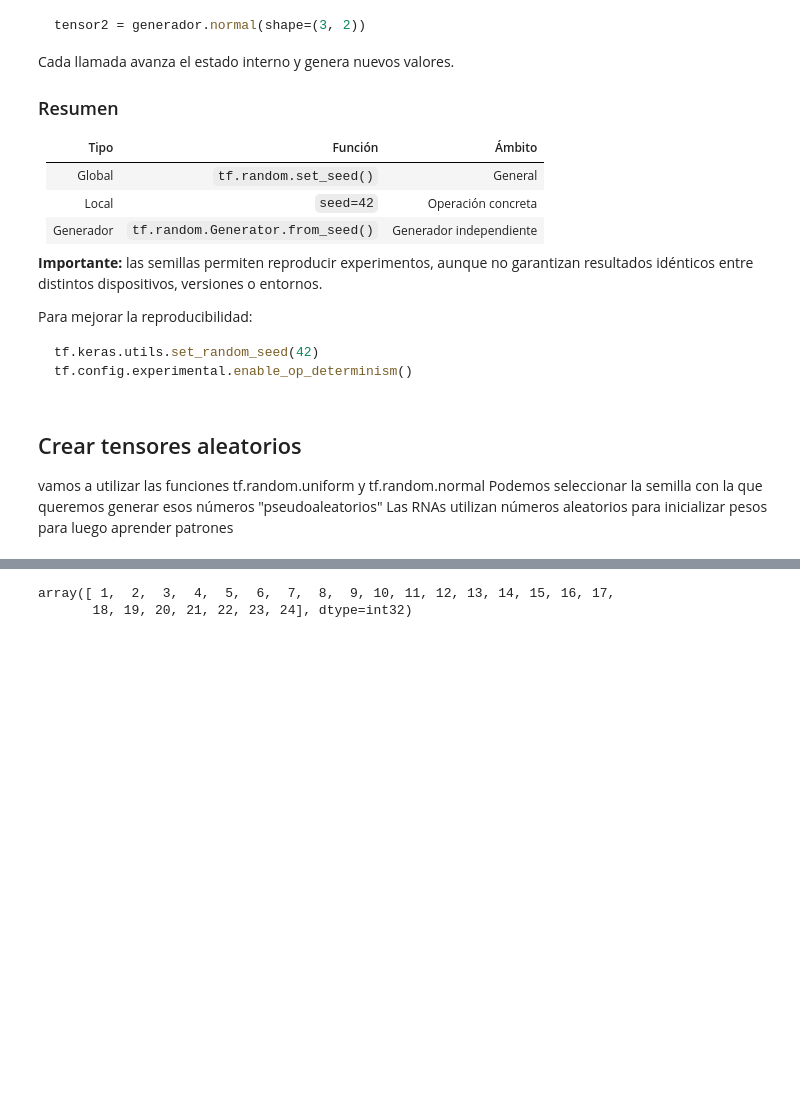
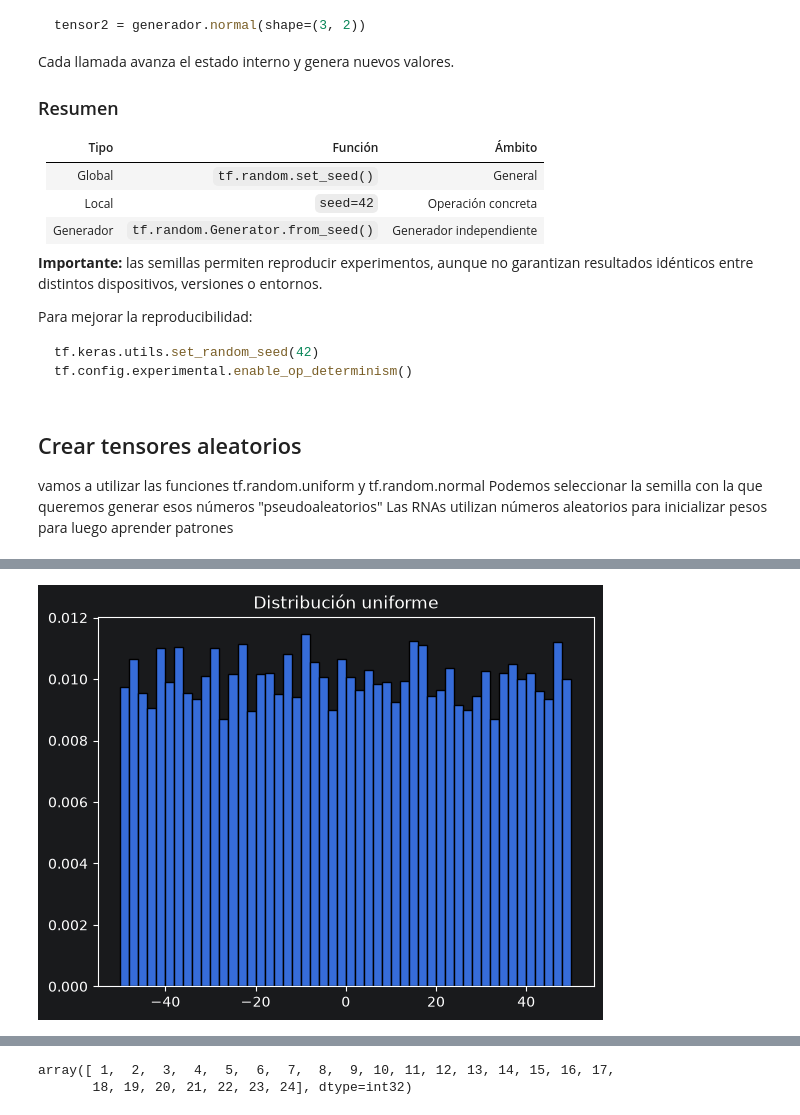
Before and after one commit to Pablosede/PIA, a Jupyter notebook: RNA (UT4-UT5)/fundamentos_tensorflow.ipynb, the cells around one changed output, grey strips where cells are left out. Cells and saved outputs as stored; diff of their text form; code cells hidden in the pictures; blank space fills up the shorter version.

```diff
--- a/RNA (UT4-UT5)/fundamentos_tensorflow.ipynb
+++ b/RNA (UT4-UT5)/fundamentos_tensorflow.ipynb
@@ -133,2 +188,12 @@ plt.show()
 # %%
 # distribución uniforme
+import tensorflow as tf
+import matplotlib.pyplot as plt
+
+datos = tf.random.uniform((10000,), minval=-50, maxval=50)
+
+plt.hist(datos.numpy(), bins=50, density=True, edgecolor='black')
+plt.title("Distribución uniforme")
+plt.show()
+# %% [output]
+[figure, added]
```
Also changed, not shown: parts of 15 cells of this notebook.
